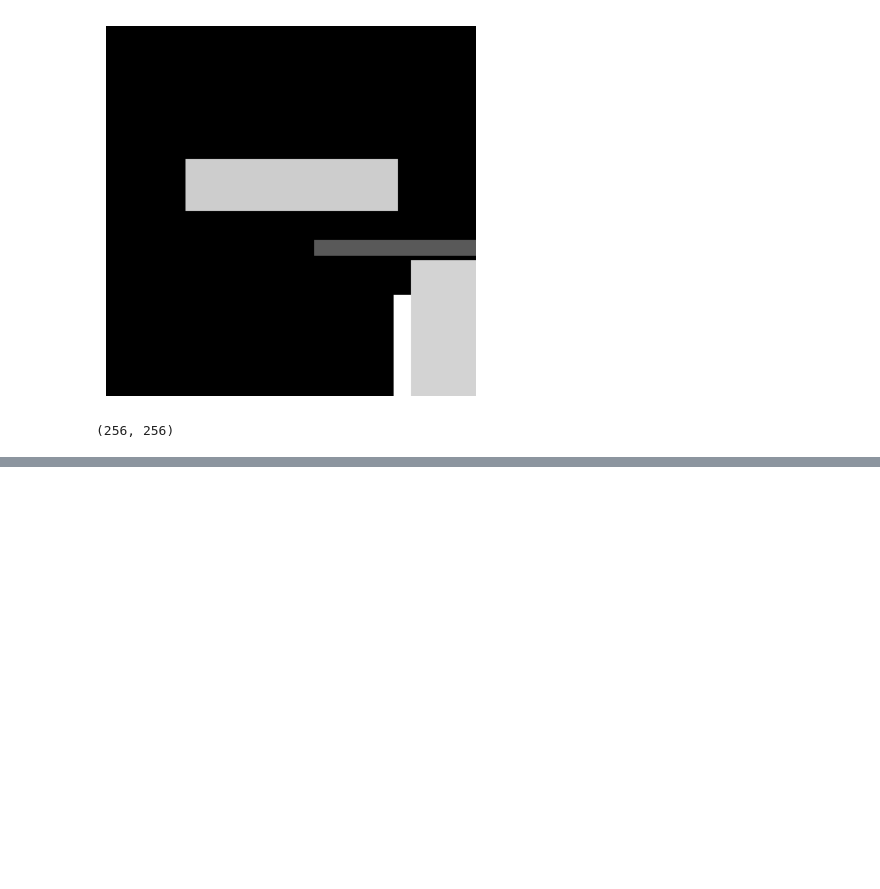
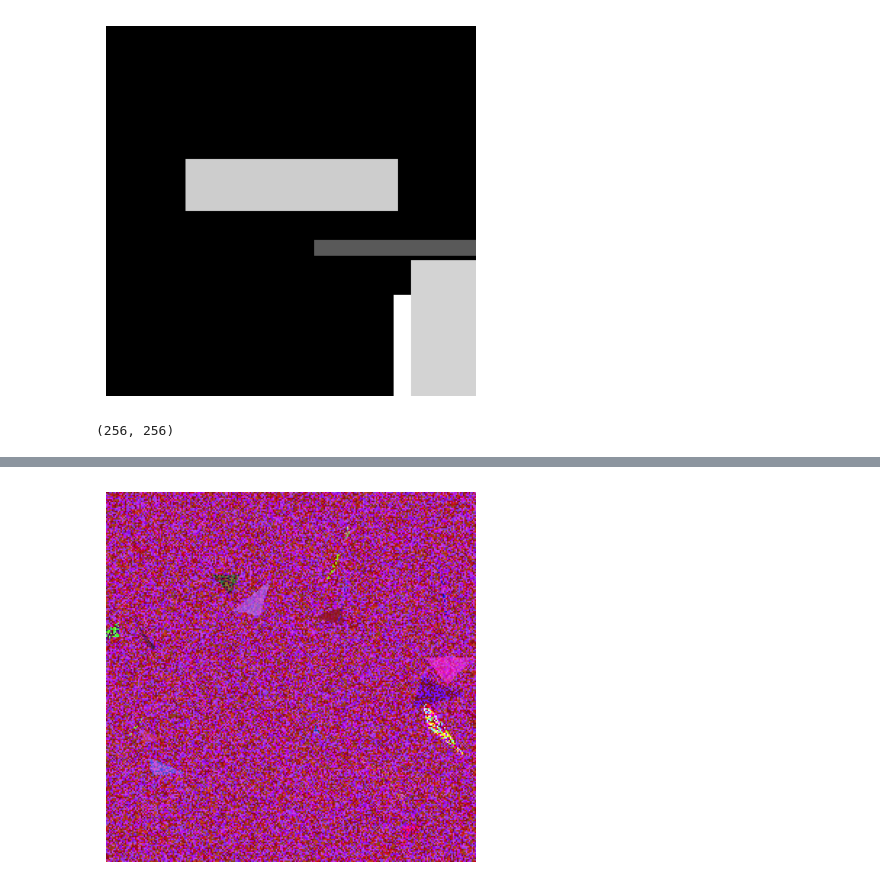
Before and after one commit to marcobarrasso1/GA_Image_Reconstruction, a Jupyter notebook: GA.ipynb, the cells around one changed output, grey strips where cells are left out. Saved outputs shown, nothing was run; the diff lists cells and outputs as text; code cells hidden in the pictures; blank space fills up the shorter version.

```diff
--- a/GA.ipynb
+++ b/GA.ipynb
@@ -262,0 +142,15 @@ Image(filename="output_gif.gif")
+# %%
+def pixelwise_change(parent1, parent2):
+    mask = np.random.choice([True, False], size=parent1.shape)
+    child = np.where(mask, parent1, parent2)
+
+    return child
+
+child = pixelwise_change(np.array(parent1), np.array(parent2))
+child = Image.fromarray(child)
+
+plt.imshow(child, cmap="gray")
+plt.axis("off")  # Turn off axes for better visualization
+plt.show()
+# %% [output]
+[figure, added]
```
Also changed, not shown: parts of 19 cells of this notebook, 21 other files.
